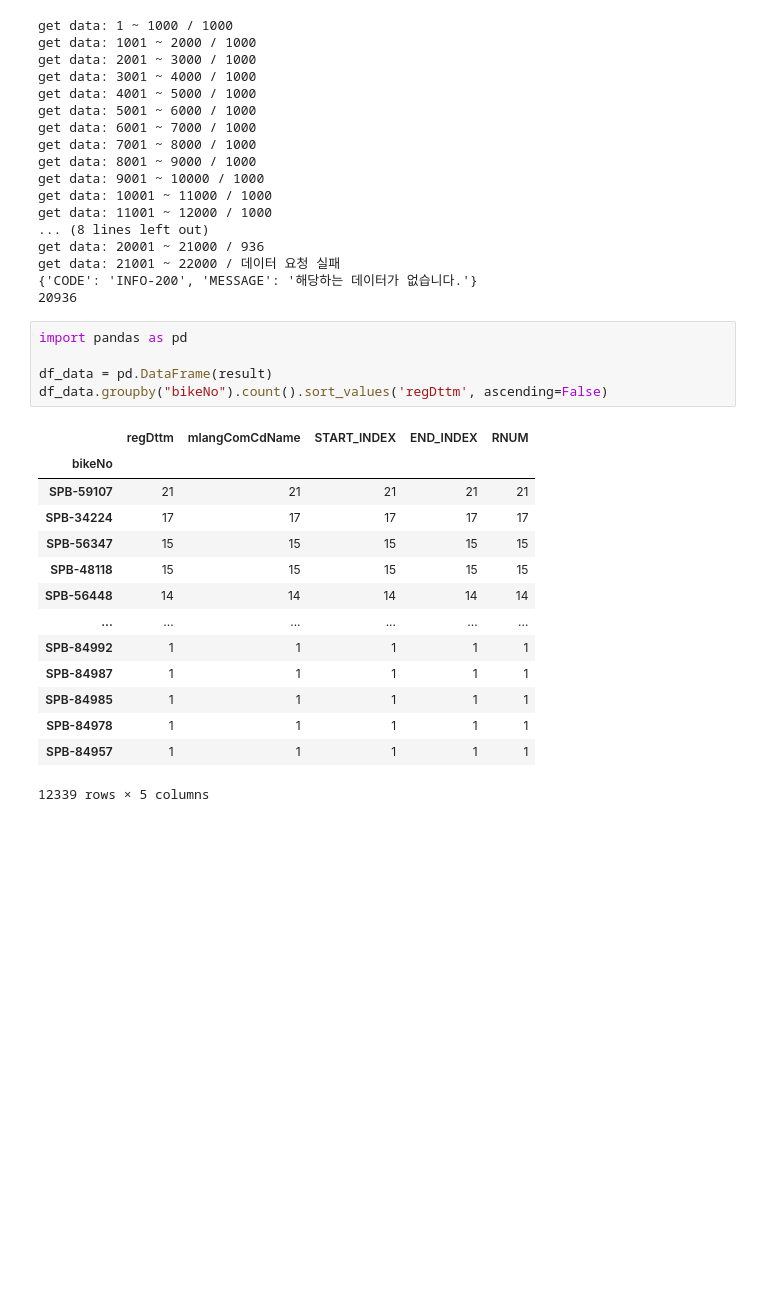
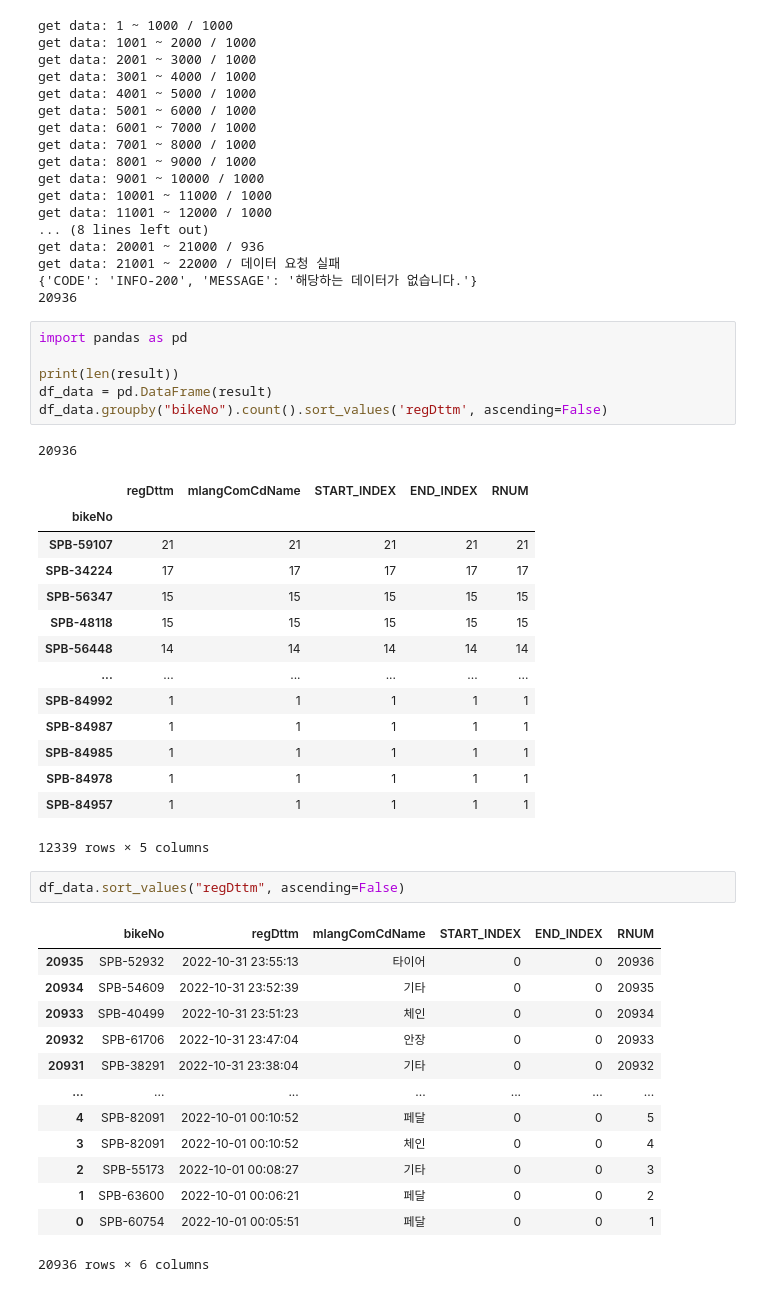
Before and after one commit to vhf1030/wanted-potenup, a Jupyter notebook: 5_데이터_수집.ipynb, the cells around one changed output. Drawn from its saved outputs; the diff is of its cells as text; blank space fills up the shorter version.

Commit message:
project - data extract

```diff
--- a/5_데이터_수집.ipynb
+++ b/5_데이터_수집.ipynb
@@ -279,9 +296,11 @@ get data: 21001 ~ 22000 / 데이터 요청 실패
 # %%
 import pandas as pd
 
+print(len(result))
 df_data = pd.DataFrame(result)
 df_data.groupby("bikeNo").count().sort_values('regDttm', ascending=False)
 # %% [output]
+20936
 |  | regDttm | mlangComCdName | START_INDEX | END_INDEX | RNUM |
 | bikeNo |  |  |  |  |  |
 | SPB-59107 | 21 | 21 | 21 | 21 | 21 |
@@ -295,4 +314,20 @@ df_data.groupby("bikeNo").count().sort_values('regDttm', ascending=False)
 | SPB-84985 | 1 | 1 | 1 | 1 | 1 |
 | SPB-84978 | 1 | 1 | 1 | 1 | 1 |
 | SPB-84957 | 1 | 1 | 1 | 1 | 1 |
-12339 rows × 5 columns
+12339 rows × 5 columns
+# %%
+df_data.sort_values("regDttm", ascending=False)
+# %% [output]
+|  | bikeNo | regDttm | mlangComCdName | START_INDEX | END_INDEX | RNUM |
+| 20935 | SPB-52932 | 2022-10-31 23:55:13 | 타이어 | 0 | 0 | 20936 |
+| 20934 | SPB-54609 | 2022-10-31 23:52:39 | 기타 | 0 | 0 | 20935 |
+| 20933 | SPB-40499 | 2022-10-31 23:51:23 | 체인 | 0 | 0 | 20934 |
+| 20932 | SPB-61706 | 2022-10-31 23:47:04 | 안장 | 0 | 0 | 20933 |
+| 20931 | SPB-38291 | 2022-10-31 23:38:04 | 기타 | 0 | 0 | 20932 |
+| ... | ... | ... | ... | ... | ... | ... |
+| 4 | SPB-82091 | 2022-10-01 00:10:52 | 페달 | 0 | 0 | 5 |
+| 3 | SPB-82091 | 2022-10-01 00:10:52 | 체인 | 0 | 0 | 4 |
+| 2 | SPB-55173 | 2022-10-01 00:08:27 | 기타 | 0 | 0 | 3 |
+| 1 | SPB-63600 | 2022-10-01 00:06:21 | 페달 | 0 | 0 | 2 |
+| 0 | SPB-60754 | 2022-10-01 00:05:51 | 페달 | 0 | 0 | 1 |
+20936 rows × 6 columns
```
Also changed, not shown: parts of 19 cells of this notebook, 3 other files.
